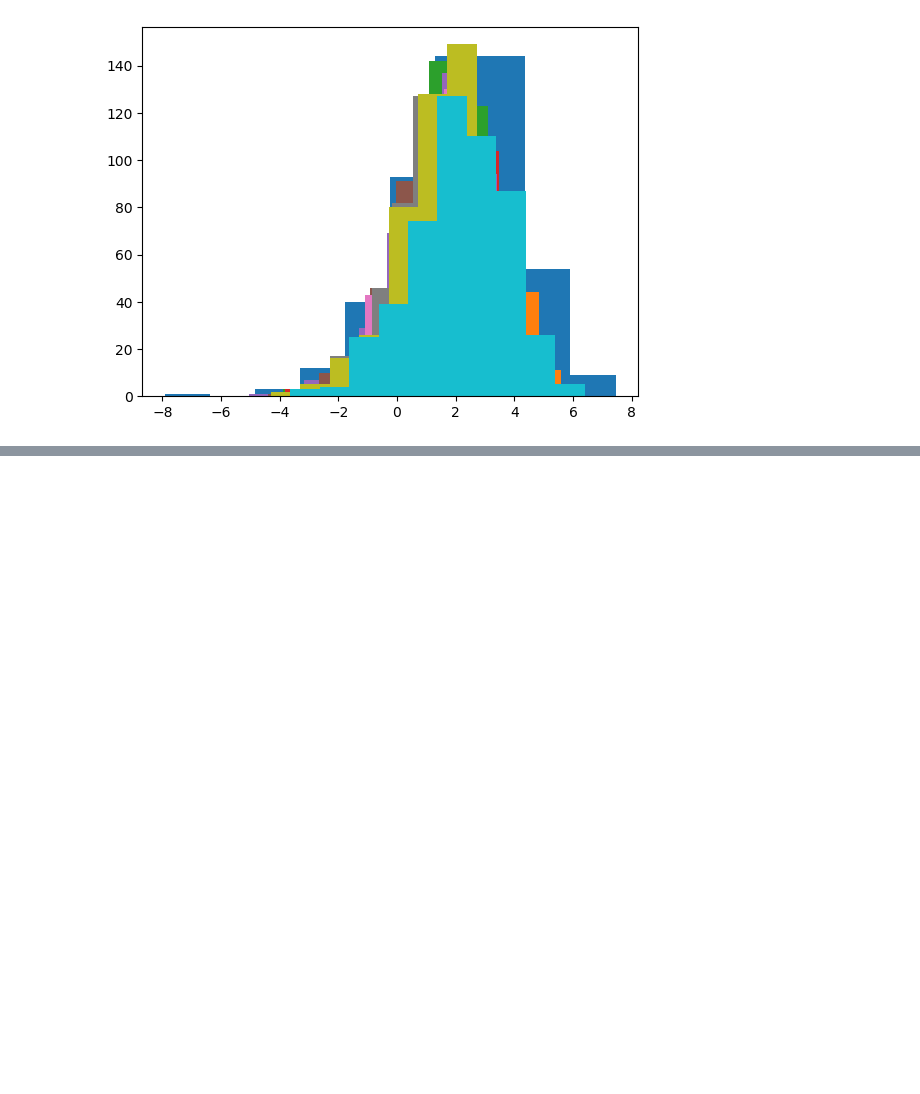
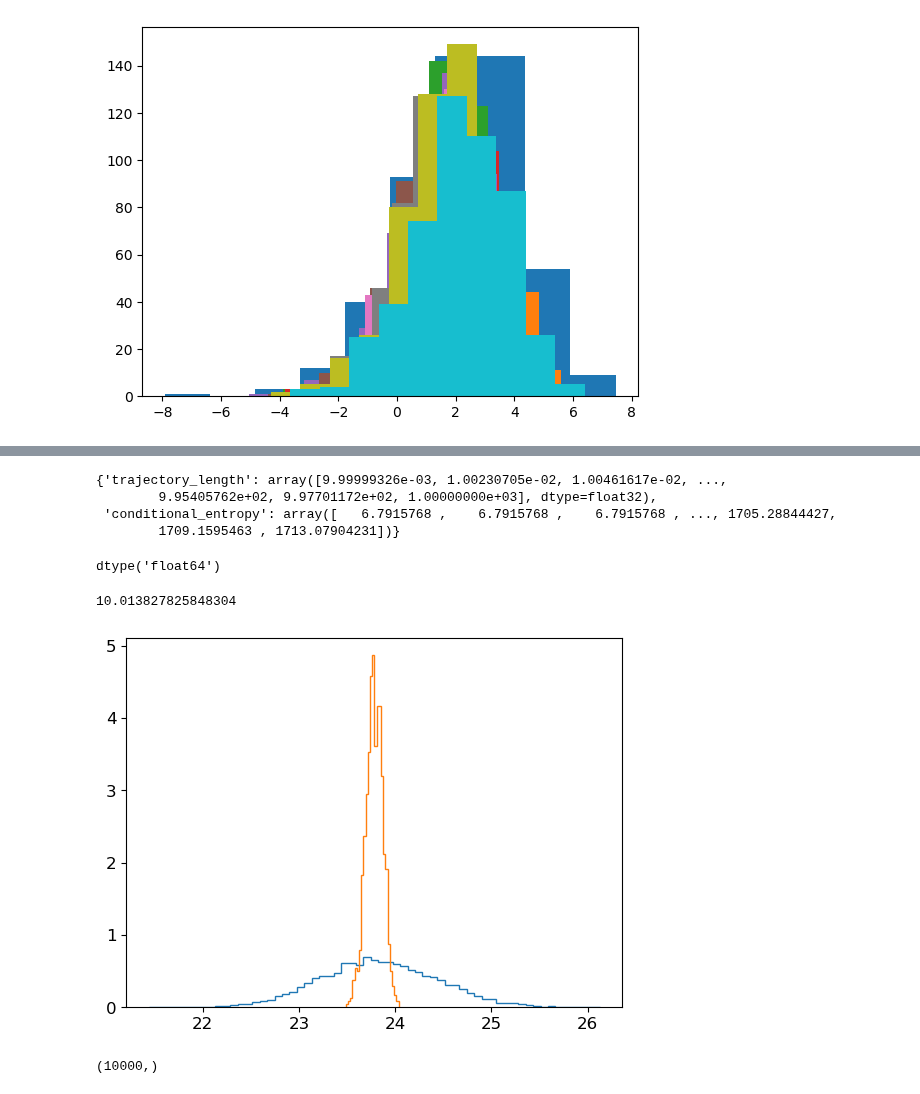
Before and after one commit to manuel-rhdt/master-thesis, a Jupyter notebook: notebooks/analyze_run.ipynb, the cells around one changed output, grey strips where cells are left out. Cells and saved outputs as stored; diff of their text form; code cells hidden in the pictures; blank space fills up the shorter version.

```diff
--- a/notebooks/analyze_run.ipynb
+++ b/notebooks/analyze_run.ipynb
@@ -175,0 +194,25 @@ numpy.mean(p_zero), numpy.std(p_zero)
+# %%
+simulation_results[2]['data']
+# %% [output]
+{'trajectory_length': array([9.99999326e-03, 1.00230705e-02, 1.00461617e-02, ...,
+        9.95405762e+02, 9.97701172e+02, 1.00000000e+03], dtype=float32),
+ 'conditional_entropy': array([   6.7915768 ,    6.7915768 ,    6.7915768 , ..., 1705.28844427,
+        1709.1595463 , 1713.07904231])}
+# %%
+path = pathlib.Path('/data/2019-12-11/run_low_5a')
+marginal_entropy = numpy.load(path / 'mutual_information.npz')['response_entropy']
+# %%
+path = pathlib.Path('/data/2019-12-11/run_low_5b')
+conditional_entropy = numpy.load(path / 'mutual_information.npz')['conditional_entropy']
+# %%
+marginal_entropy.dtype
+# %% [output]
+dtype('float64')
+# %%
+index = 3000
+print(simulation_results[0]['data']['trajectory_length'][index])
+pyplot.hist(marginal_entropy[:, index], bins='auto', histtype='step', density=True)
+pyplot.hist(conditional_entropy[:, index], bins='auto', histtype='step', density=True);
+# %% [output]
+10.013827825848304
+[figure, added]
@@ -175,0 +221,4 @@ numpy.mean(p_zero), numpy.std(p_zero)
+# %%
+marginal_entropy[:, index].shape
+# %% [output]
+(10000,)
```
Also changed, not shown: parts of 18 cells of this notebook, 4 other files.
